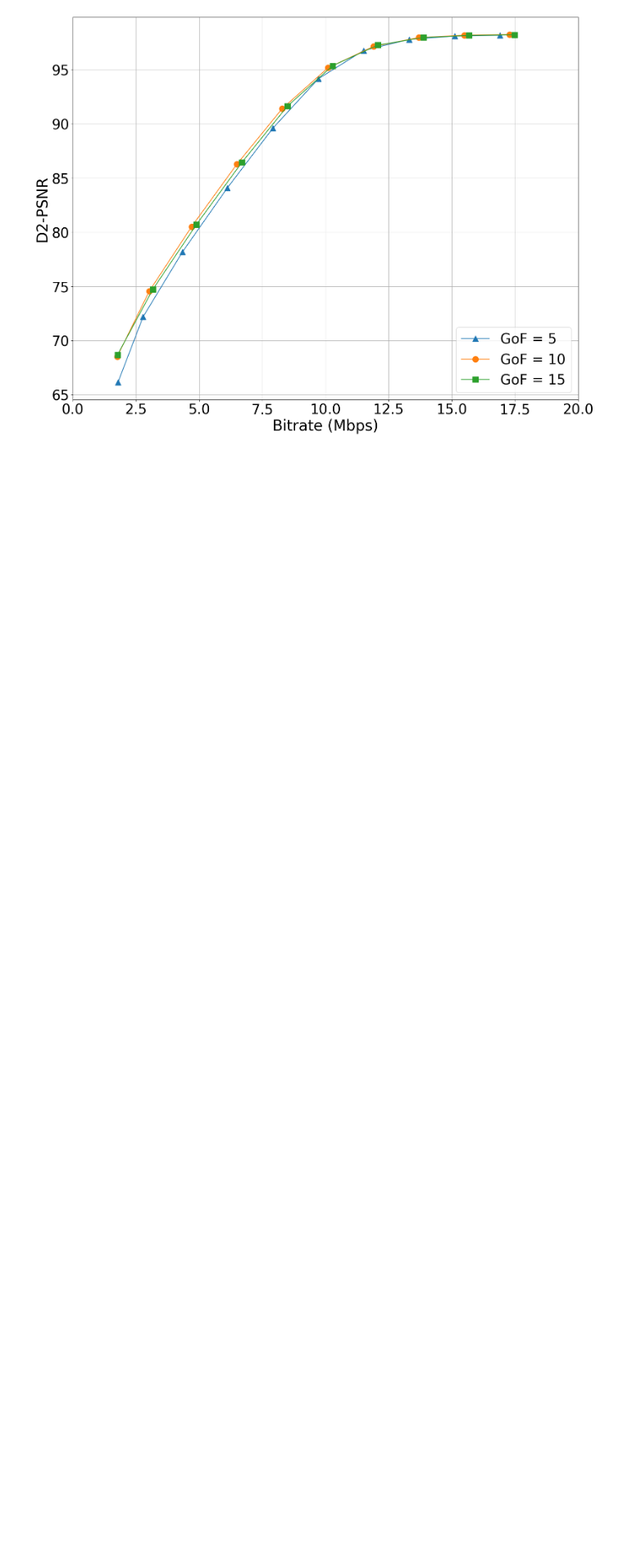
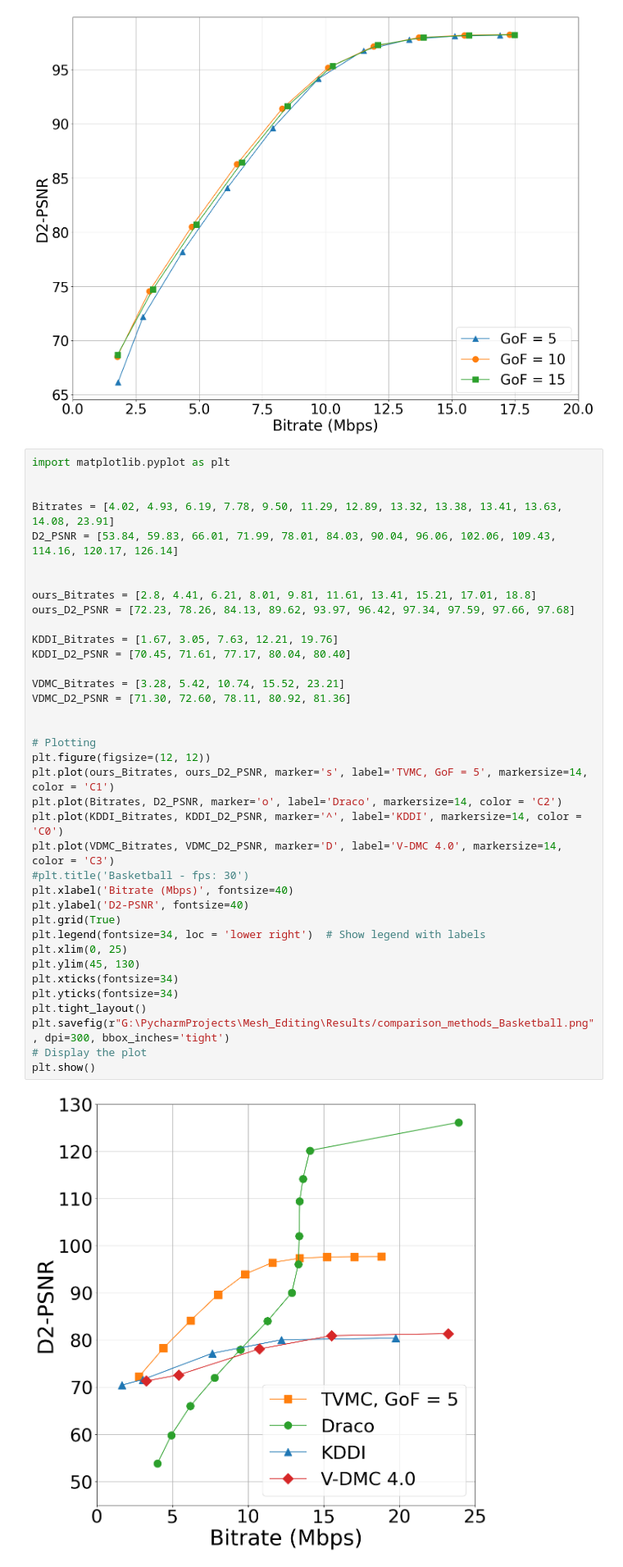
Before and after one commit to frozzzen3/TVMC, a Jupyter notebook: figures.ipynb, the cells around one changed output. Shown at 82% size. Drawn from its saved outputs; the diff is of its cells as text; blank space fills up the shorter version.

```diff
--- a/figures.ipynb
+++ b/figures.ipynb
@@ -188,3 +257,42 @@ plt.tight_layout()
 plt.show()
 # %% [output]
 [figure]
+# %%
+import matplotlib.pyplot as plt
+
+
+Bitrates = [4.02, 4.93, 6.19, 7.78, 9.50, 11.29, 12.89, 13.32, 13.38, 13.41, 13.63, 14.08, 23.91]
+D2_PSNR = [53.84, 59.83, 66.01, 71.99, 78.01, 84.03, 90.04, 96.06, 102.06, 109.43, 114.16, 120.17, 126.14]
+
+
+ours_Bitrates = [2.8, 4.41, 6.21, 8.01, 9.81, 11.61, 13.41, 15.21, 17.01, 18.8]
+ours_D2_PSNR = [72.23, 78.26, 84.13, 89.62, 93.97, 96.42, 97.34, 97.59, 97.66, 97.68]
+
+KDDI_Bitrates = [1.67, 3.05, 7.63, 12.21, 19.76]
+KDDI_D2_PSNR = [70.45, 71.61, 77.17, 80.04, 80.40]
+
+VDMC_Bitrates = [3.28, 5.42, 10.74, 15.52, 23.21]
+VDMC_D2_PSNR = [71.30, 72.60, 78.11, 80.92, 81.36]
+
+
+# Plotting
+plt.figure(figsize=(12, 12))
+plt.plot(ours_Bitrates, ours_D2_PSNR, marker='s', label='TVMC, GoF = 5', markersize=14, color = 'C1')
+plt.plot(Bitrates, D2_PSNR, marker='o', label='Draco', markersize=14, color = 'C2')
+plt.plot(KDDI_Bitrates, KDDI_D2_PSNR, marker='^', label='KDDI', markersize=14, color = 'C0')
+plt.plot(VDMC_Bitrates, VDMC_D2_PSNR, marker='D', label='V-DMC 4.0', markersize=14, color = 'C3')
+#plt.title('Basketball - fps: 30')
+plt.xlabel('Bitrate (Mbps)', fontsize=40)
+plt.ylabel('D2-PSNR', fontsize=40)
+plt.grid(True)
+plt.legend(fontsize=34, loc = 'lower right')  # Show legend with labels
+plt.xlim(0, 25)
+plt.ylim(45, 130)
+plt.xticks(fontsize=34)
+plt.yticks(fontsize=34)
+plt.tight_layout()
+plt.savefig(r"G:\PycharmProjects\Mesh_Editing\Results/comparison_methods_Basketball.png", dpi=300, bbox_inches='tight')
+# Display the plot
+plt.show()
+# %% [output]
+[figure, added]
```
Also changed, not shown: parts of 8 cells of this notebook, 10 other files.
